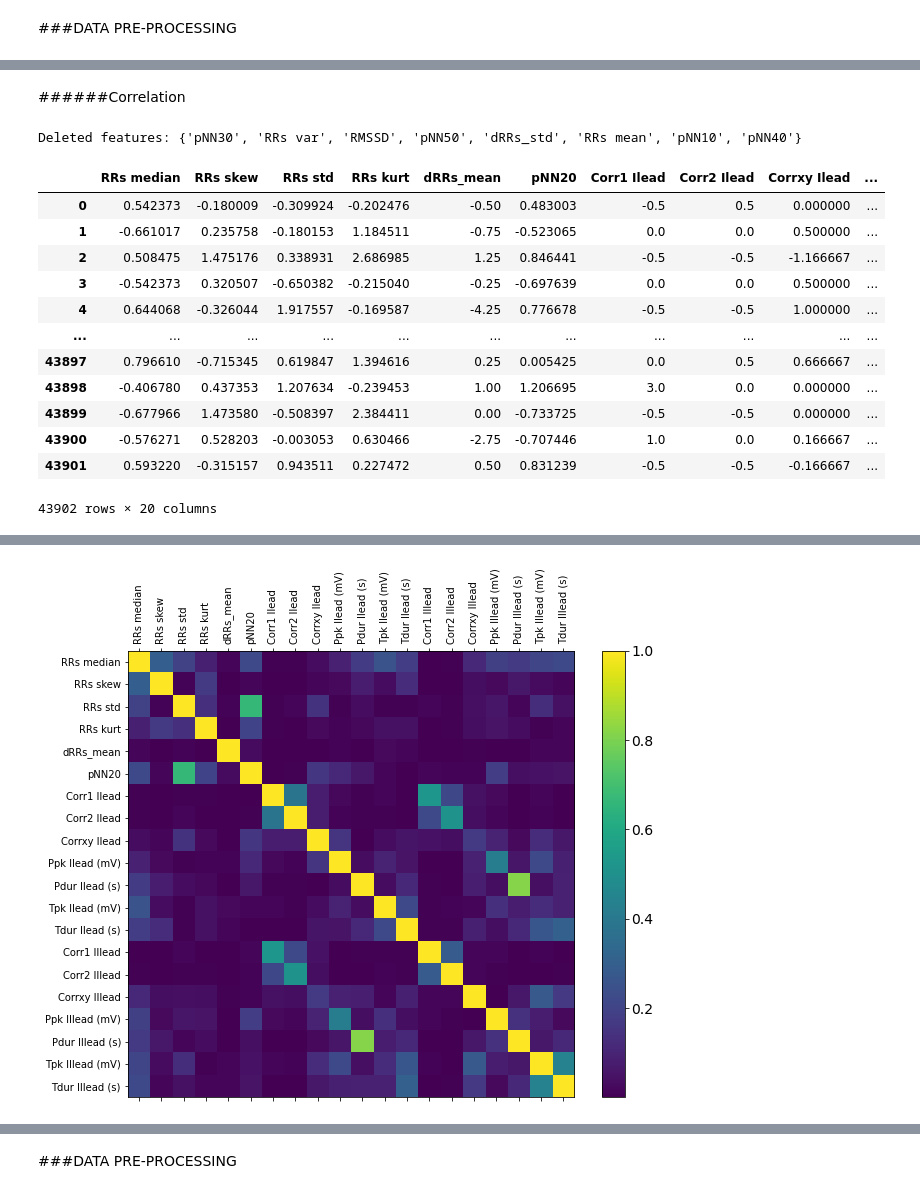
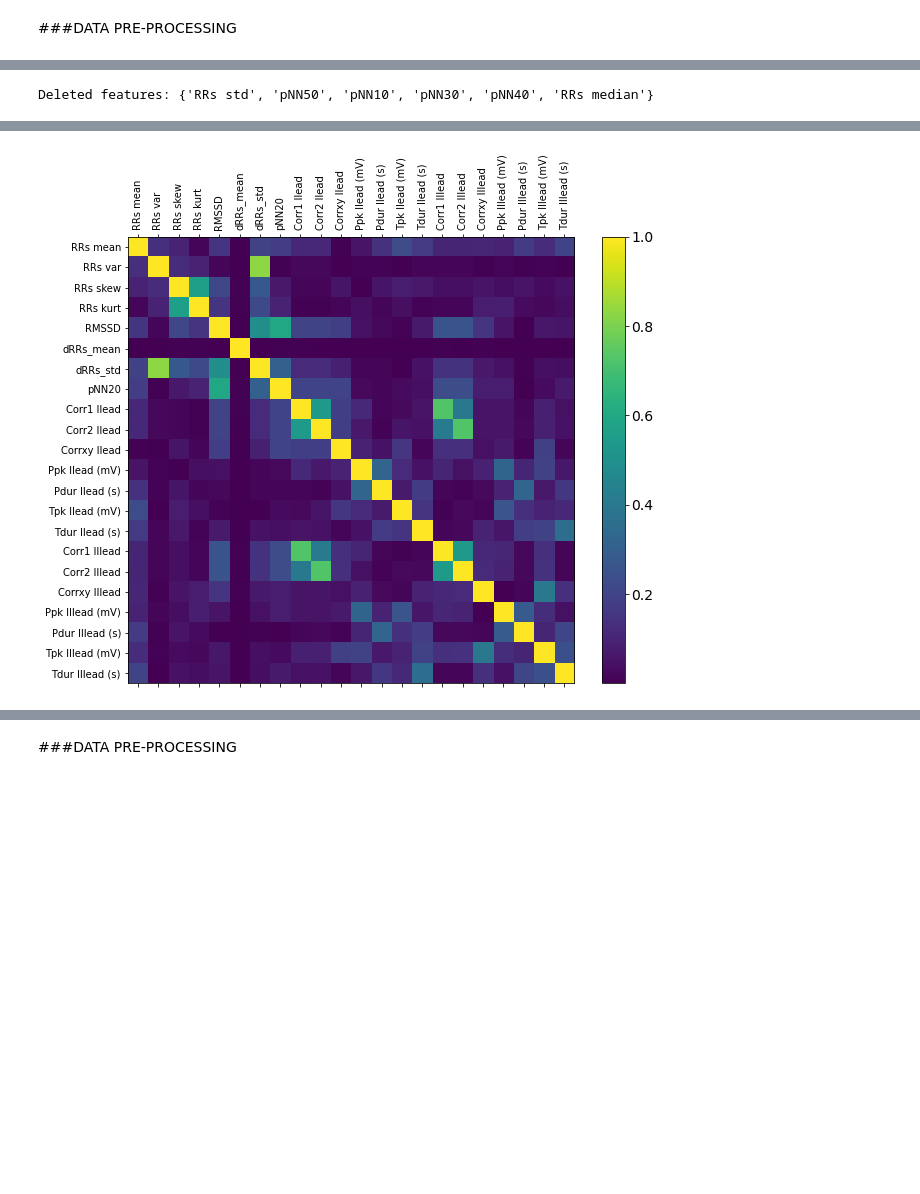
Before and after one commit to alice202122/AI_PROJECT, a Jupyter notebook: AI_Assignment.ipynb, the cells around one changed output, grey strips where cells are left out. Saved outputs shown, nothing was run; the diff lists cells and outputs as text; code cells hidden in the pictures; blank space fills up the shorter version.

```diff
--- a/AI_Assignment.ipynb
+++ b/AI_Assignment.ipynb
@@ -1591,0 +1886,11 @@ In order to have comparable values for the signals in input it is necessary to n
+# %%
+train_features = train_features_rs
+train_labels = one_hot_labels
+
+vt = VarianceThreshold(threshold=(0.05))                                          # eliminate constant features
+train_features_var = vt.fit_transform(train_features)
+mask = vt.get_support()
+
+train_features = train_features.loc[:, mask]
+
+print('Deleted features: ' + str(list(compress(feature_list_i, ~mask))))
@@ -1639,17 +1900,0 @@ Evaluate baseline model after scaling data using Robust scaler: (score – media
-# %%
-from sklearn.preprocessing import RobustScaler
-feature_list_i = train_features_or.columns.tolist()
-
-
-print('Training features: ' + str(train_features_or.shape))
-
-transformer = RobustScaler().fit(train_features_or)
-train_features_rs = transformer.transform(train_features_or)
-for col in zscore_features.columns:
-     zscore_features.hist(column = col, bins = 50)
-
-train_features_rs = pd.DataFrame(data=train_features_rs, columns=feature_list_i)
-
-# adapt test set
-val_features_rs = transformer.transform(val_features)
-val_features_rs = pd.DataFrame(data=val_features_rs, columns=feature_list_i)
@@ -1707,5 +1901,3 @@ Deleted features: []
-# %% [markdown]
-######Correlation
 # %%
 def plot_correlationMatrix(correlation_matrix, features):
     f = plt.figure(figsize=(10, 8))
@@ -1719,11 +1909,8 @@ def plot_correlationMatrix(correlation_matrix, features):
     return
 # %%
-# 2. Eliminate correlated features
-# a. visualize correlation matrix
 cor_matrix = train_features.corr().abs()
 plot_correlationMatrix(cor_matrix, feature_list_i)
 
-# b. drop correlated features
 correlated_features = set()
 correlation_matrix = train_features.corr()
 median_corr = (correlation_matrix.abs()).median(axis=0)
@@ -1737,35 +1924,11 @@ for i in range(len(correlation_matrix .columns)):
                 colname = correlation_matrix.columns[j]
             correlated_features.add(colname)
 train_features.drop(labels=correlated_features, axis=1, inplace=True)
-# see how it drops correlated / drop teh one that had a lower correlation w.r to the other feat
+
 print('Deleted features: ' + str(correlated_features))
-"""
-# drop correlated features
-upper_tri = cor_matrix.where(np.triu(np.ones(cor_matrix.shape),k=1).astype(np.bool))
-to_drop = [column for column in upper_tri.columns if any(upper_tri[column] > 0.80)]
-train_features = train_features.drop(columns=to_drop)
-"""
 
-# c. plot correlation matrix with remaining features
 cor_matrix = train_features.corr().abs()
 feature_list = list(train_features.columns)
 f2 = plot_correlationMatrix(cor_matrix, feature_list)
-
-# adapt test set: pick only selected features
-val_features = val_features[feature_list]
-display(val_features)
 # %% [output]
-Deleted features: {'pNN30', 'RRs var', 'RMSSD', 'pNN50', 'dRRs_std', 'RRs mean', 'pNN10', 'pNN40'}
+Deleted features: {'RRs std', 'pNN50', 'pNN10', 'pNN30', 'pNN40', 'RRs median'}
-|  | RRs median | RRs skew | RRs std | RRs kurt | dRRs_mean | pNN20 | Corr1 Ilead | Corr2 Ilead | Corrxy Ilead | ... |
-| 0 | 0.542373 | -0.180009 | -0.309924 | -0.202476 | -0.50 | 0.483003 | -0.5 | 0.5 | 0.000000 | ... |
-| 1 | -0.661017 | 0.235758 | -0.180153 | 1.184511 | -0.75 | -0.523065 | 0.0 | 0.0 | 0.500000 | ... |
-| 2 | 0.508475 | 1.475176 | 0.338931 | 2.686985 | 1.25 | 0.846441 | -0.5 | -0.5 | -1.166667 | ... |
-| 3 | -0.542373 | 0.320507 | -0.650382 | -0.215040 | -0.25 | -0.697639 | 0.0 | 0.0 | 0.500000 | ... |
-| 4 | 0.644068 | -0.326044 | 1.917557 | -0.169587 | -4.25 | 0.776678 | -0.5 | -0.5 | 1.000000 | ... |
-| ... | ... | ... | ... | ... | ... | ... | ... | ... | ... | ... |
-| 43897 | 0.796610 | -0.715345 | 0.619847 | 1.394616 | 0.25 | 0.005425 | 0.0 | 0.5 | 0.666667 | ... |
-| 43898 | -0.406780 | 0.437353 | 1.207634 | -0.239453 | 1.00 | 1.206695 | 3.0 | 0.0 | 0.000000 | ... |
-| 43899 | -0.677966 | 1.473580 | -0.508397 | 2.384411 | 0.00 | -0.733725 | -0.5 | -0.5 | 0.000000 | ... |
-| 43900 | -0.576271 | 0.528203 | -0.003053 | 0.630466 | -2.75 | -0.707446 | 1.0 | 0.0 | 0.166667 | ... |
-| 43901 | 0.593220 | -0.315157 | 0.943511 | 0.227472 | 0.50 | 0.831239 | -0.5 | -0.5 | -0.166667 | ... |
-43902 rows × 20 columns
@@ -1773 +1936 @@ Deleted features: {'pNN30', 'RRs var', 'RMSSD', 'pNN50', 'dRRs_std', 'RRs mean',
-[figure, old version]
+[figure, new version]
```
Also changed, not shown: parts of 460 cells of this notebook.
